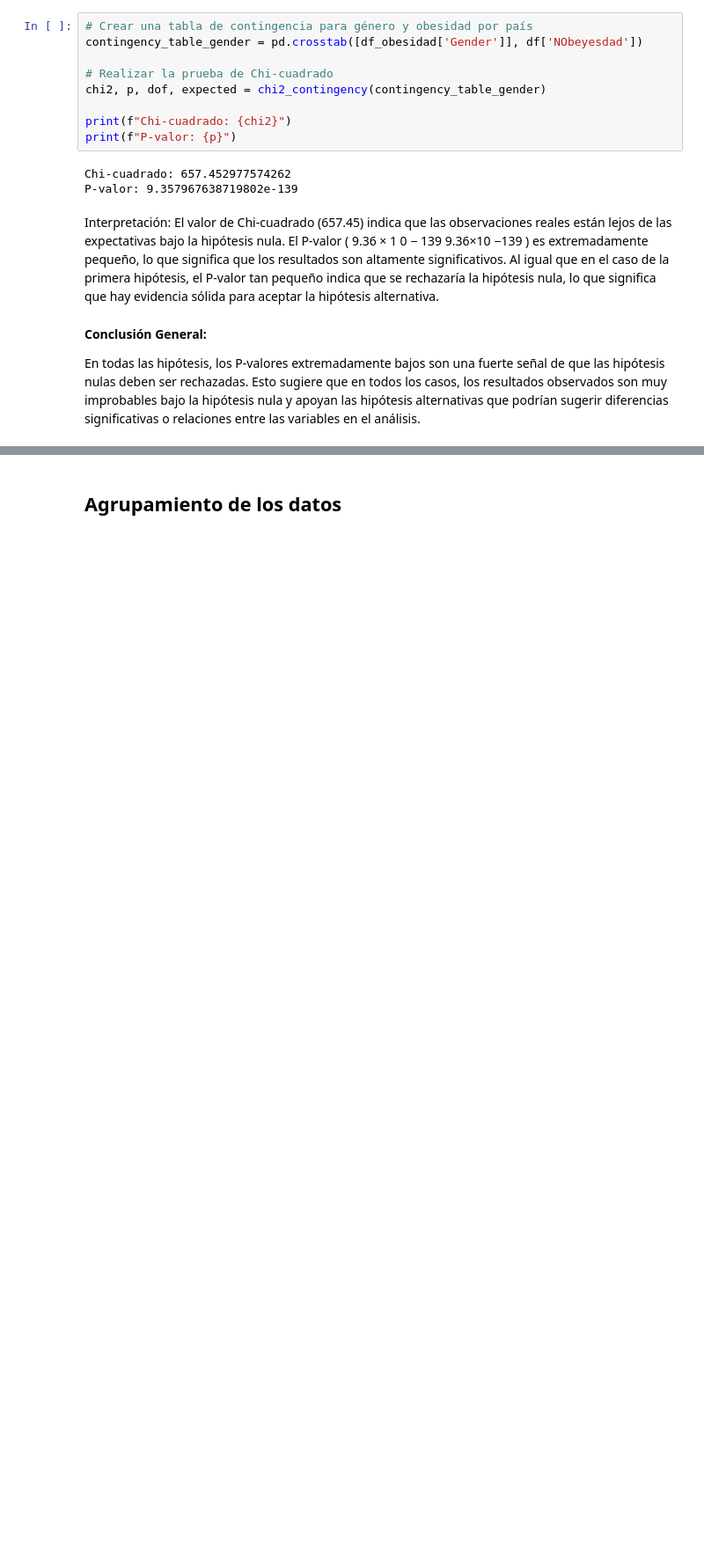
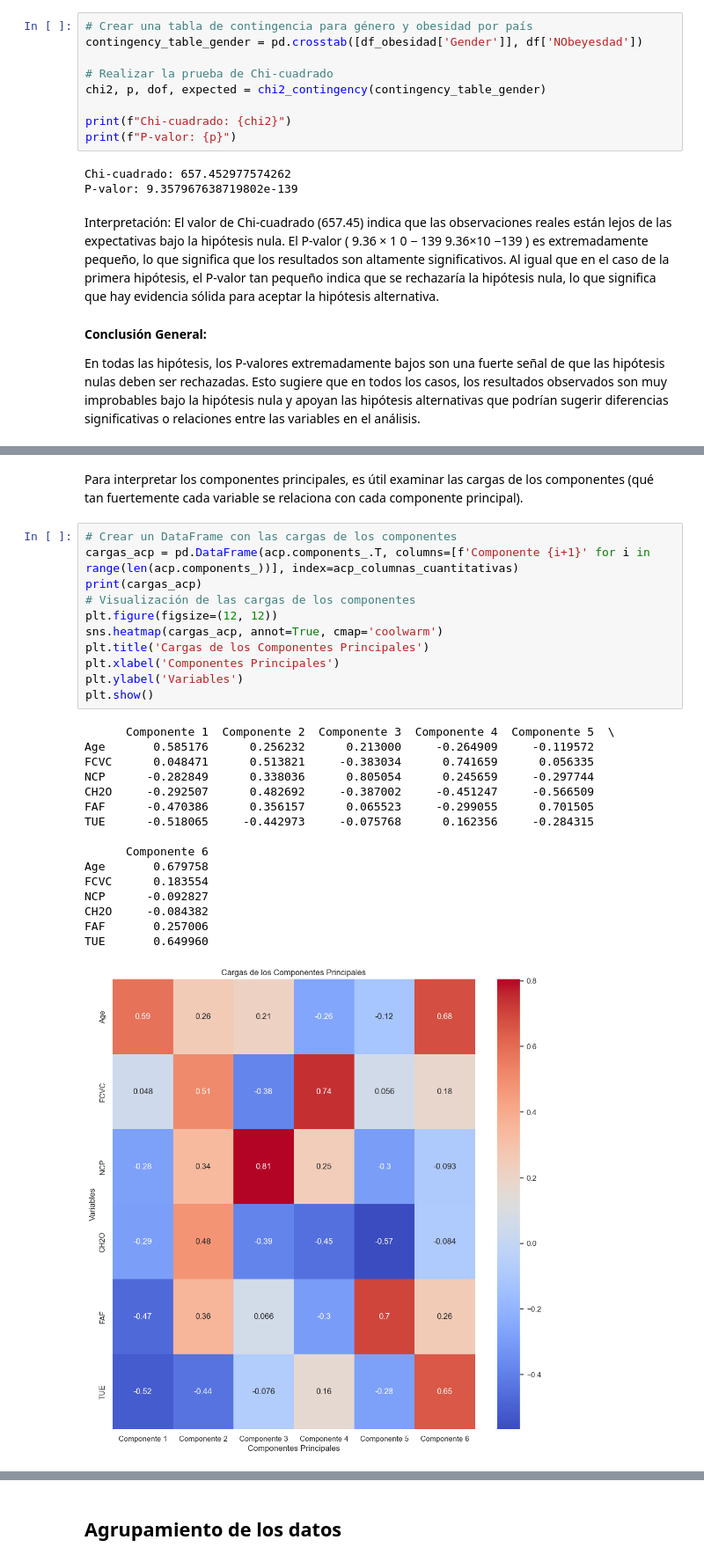
Before and after one commit to ccjaviers777/Proyecto_final_ml, a Jupyter notebook: Cuadernos/evaluacion_datos_sobre_obesidad.ipynb, the cells around one changed output, grey strips where cells are left out. Shown at 88% size. Saved outputs shown, nothing was run; the diff lists cells and outputs as text; blank space fills up the shorter version.

```diff
--- a/Cuadernos/evaluacion_datos_sobre_obesidad.ipynb
+++ b/Cuadernos/evaluacion_datos_sobre_obesidad.ipynb
@@ -611,0 +677,30 @@ En todas las hipótesis, los P-valores extremadamente bajos son una fuerte seña
+# %% [markdown]
+Para interpretar los componentes principales, es útil examinar las cargas de los componentes (qué tan fuertemente cada variable se relaciona con cada componente principal).
+# %%
+# Crear un DataFrame con las cargas de los componentes
+cargas_acp = pd.DataFrame(acp.components_.T, columns=[f'Componente {i+1}' for i in range(len(acp.components_))], index=acp_columnas_cuantitativas)
+print(cargas_acp)
+# Visualización de las cargas de los componentes
+plt.figure(figsize=(12, 12))
+sns.heatmap(cargas_acp, annot=True, cmap='coolwarm')
+plt.title('Cargas de los Componentes Principales')
+plt.xlabel('Componentes Principales')
+plt.ylabel('Variables')
+plt.show()
+# %% [output]
+      Componente 1  Componente 2  Componente 3  Componente 4  Componente 5  \
+Age       0.585176      0.256232      0.213000     -0.264909     -0.119572
+FCVC      0.048471      0.513821     -0.383034      0.741659      0.056335
+NCP      -0.282849      0.338036      0.805054      0.245659     -0.297744
+CH2O     -0.292507      0.482692     -0.387002     -0.451247     -0.566509
+FAF      -0.470386      0.356157      0.065523     -0.299055      0.701505
+TUE      -0.518065     -0.442973     -0.075768      0.162356     -0.284315
+
+      Componente 6
+Age       0.679758
+FCVC      0.183554
+NCP      -0.092827
+CH2O     -0.084382
+FAF       0.257006
+TUE       0.649960
+[figure, added]
```
Also changed, not shown: parts of 23 cells of this notebook, 3 other files.
